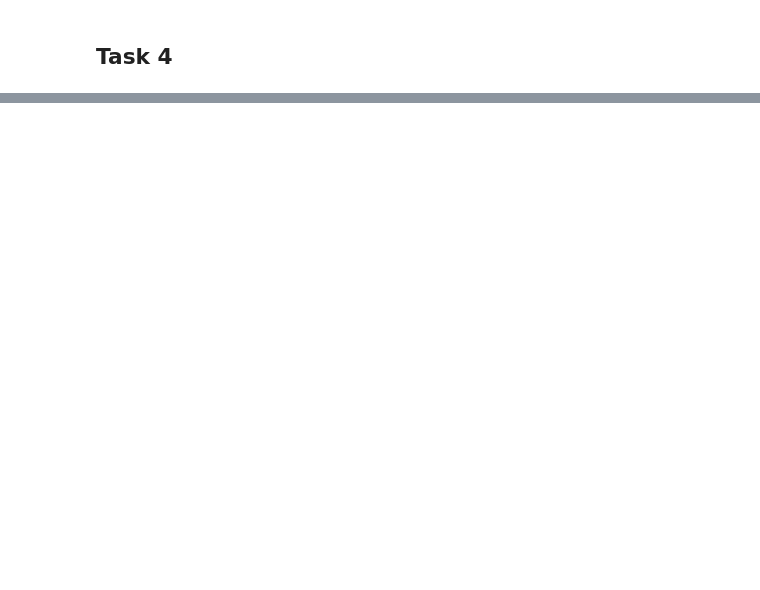
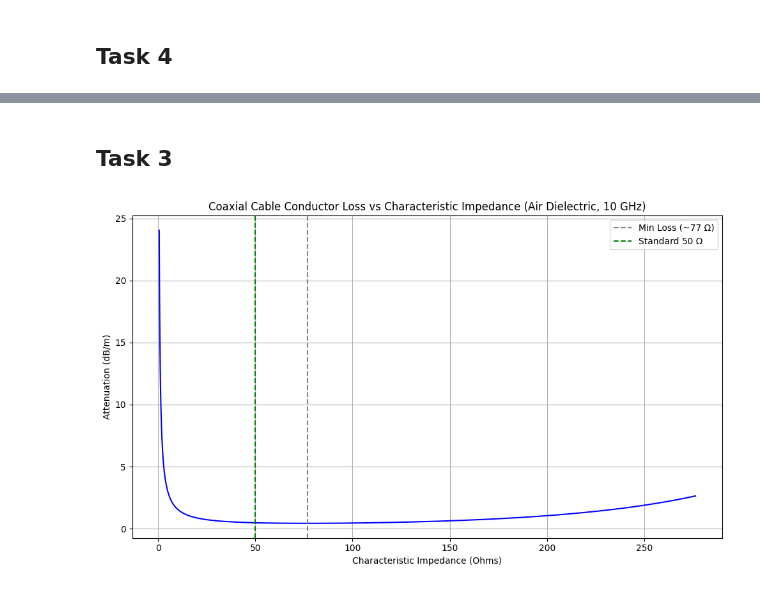
Before and after one commit to NortheLo/Microwave_Eng_Lab, a Jupyter notebook: Lab1_Network_Analysis/Lab1_Preliminary.ipynb, the cells around one changed output, grey strips where cells are left out. Cells and saved outputs as stored; diff of their text form; code cells hidden in the pictures; blank space fills up the shorter version.

Commit message:
added draft for task 4

```diff
--- a/Lab1_Network_Analysis/Lab1_Preliminary.ipynb
+++ b/Lab1_Network_Analysis/Lab1_Preliminary.ipynb
@@ -46,0 +48,6 @@ Insert solution here
+# %%
+f = 10e9    # [Hz]
+D = 10e-3   # [m]
+
+sigma_cu = 5.8e7  # conductivity of copper (S/m)
+e_r = 1.0
@@ -46,0 +114,28 @@ Insert solution here
+# %% [markdown]
+## Task 3
+# %%
+# Surface resistance Rs due to skin depth
+Rs = np.sqrt(np.pi * f * mu_0 / sigma_cu)
+
+# Sweep inner conductor diameters
+d_vals = np.linspace(0.1e-3, 9.9e-3, 1000)  # avoid d = D
+
+# Calculate Z0 and alpha for each d
+Z0 = (60 / np.sqrt(e_r)) * np.log(D / d_vals)
+alpha_np_m = (Rs / Z0) * (1/np.pi) * (1/d_vals + 1/D)
+alpha_db_m = 8.686 * alpha_np_m
+# %%
+plt.figure(figsize=(10,6))
+plt.plot(Z0, alpha_db_m, color='blue')
+plt.axvline(77, color='gray', linestyle='--', label='Min Loss (~77 Ω)')
+plt.axvline(50, color='green', linestyle='--', label='Standard 50 Ω')
+
+plt.title('Coaxial Cable Conductor Loss vs Characteristic Impedance (Air Dielectric, 10 GHz)')
+plt.xlabel('Characteristic Impedance (Ohms)')
+plt.ylabel('Attenuation (dB/m)')
+plt.grid(True)
+plt.legend()
+plt.tight_layout()
+plt.show()
+# %% [output]
+[figure, added]
```
Also changed, not shown: parts of 10 cells of this notebook.
